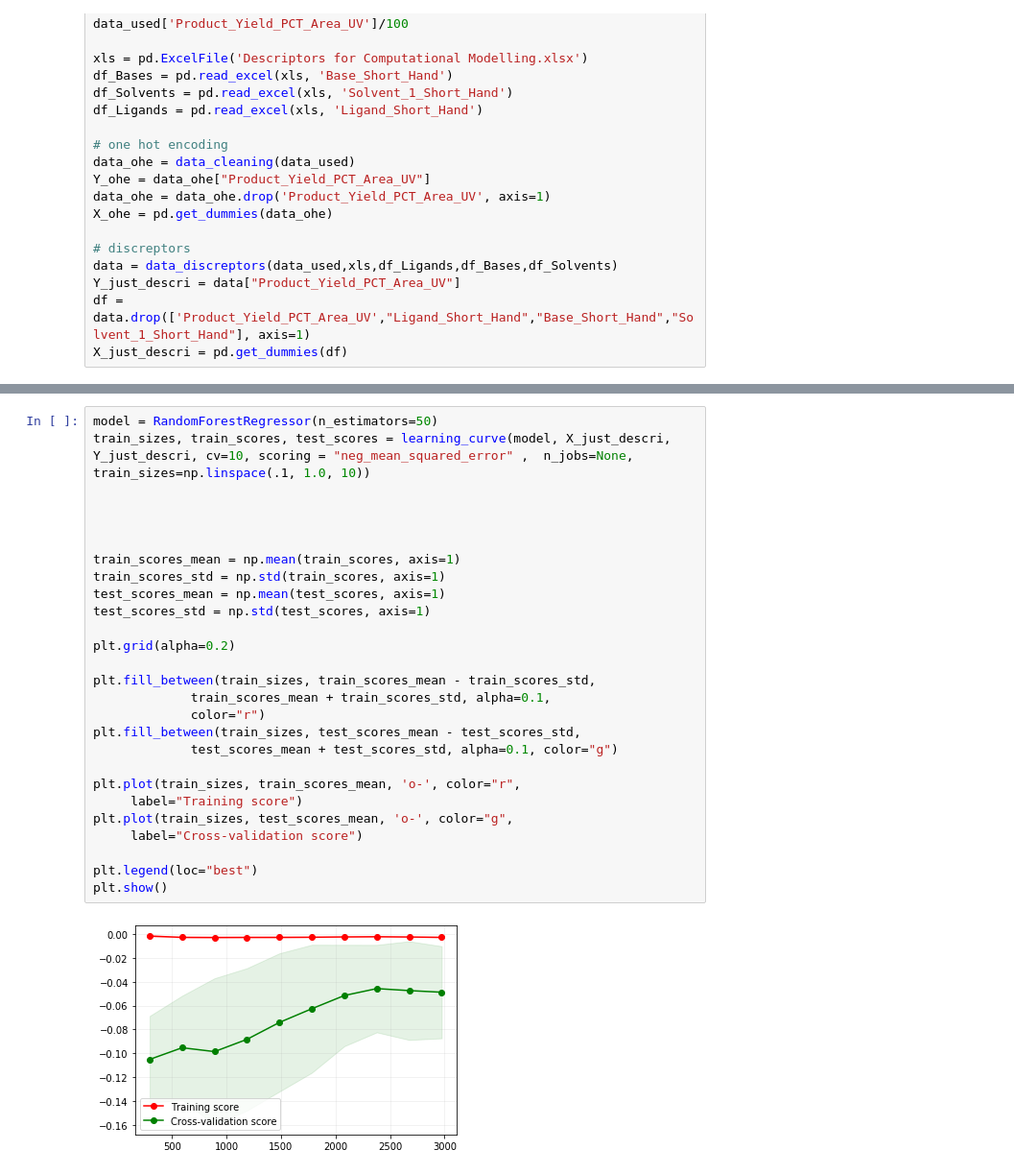
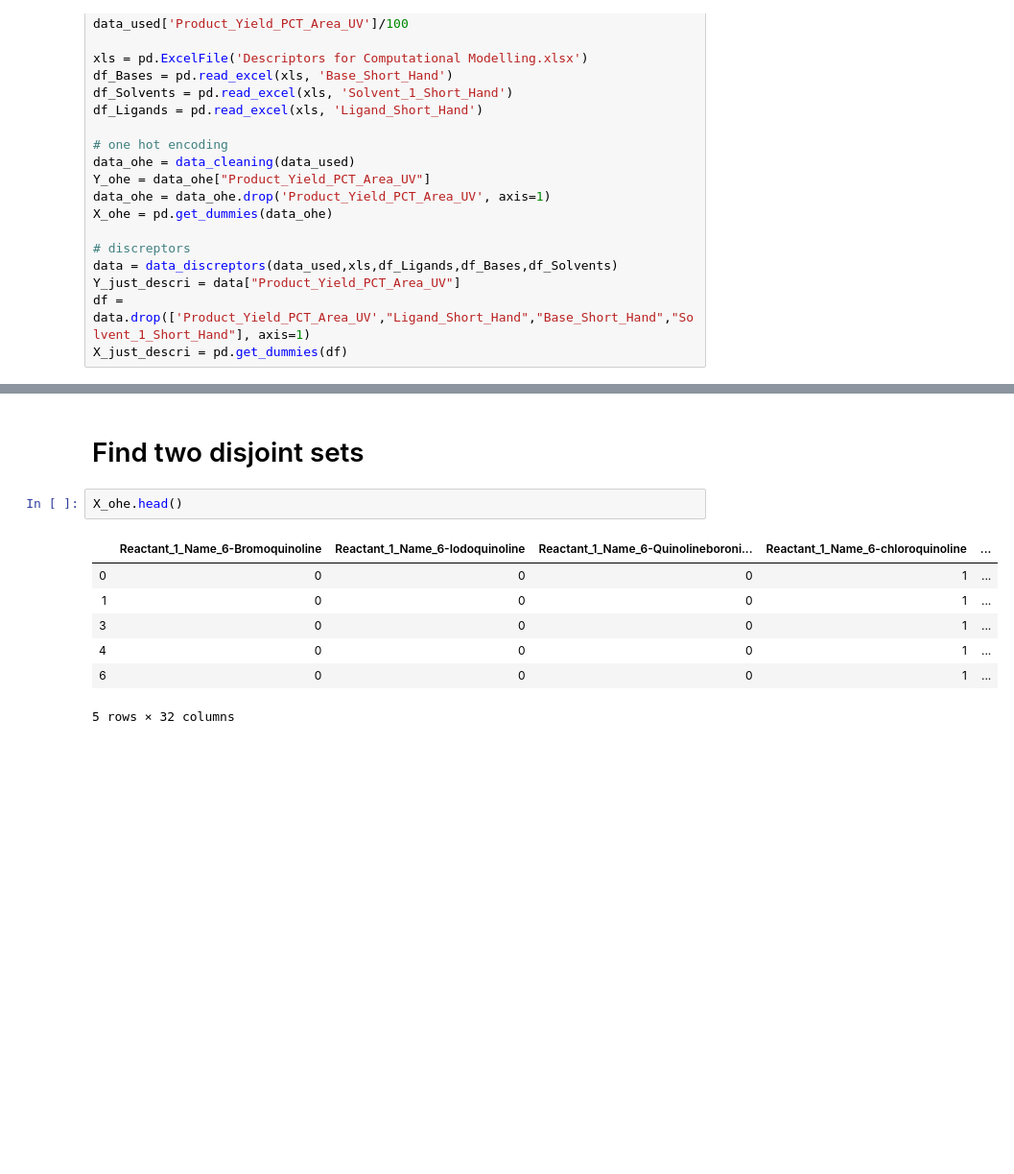
Before and after one commit to sfade070/Chemistry_machine_learning_project, a Jupyter notebook: Models.ipynb, the cells around one changed output, grey strips where cells are left out. Shown at 96% size. Saved outputs shown, nothing was run; the diff lists cells and outputs as text; blank space fills up the shorter version.

```diff
--- a/Models.ipynb
+++ b/Models.ipynb
@@ -343,29 +192,12 @@ plot_learning_curves(TRAIN_S_M,
-# %%
-model = RandomForestRegressor(n_estimators=50)
-train_sizes, train_scores, test_scores = learning_curve(model, X_just_descri, Y_just_descri, cv=10, scoring = "neg_mean_squared_error" ,  n_jobs=None, train_sizes=np.linspace(.1, 1.0, 10))
-
-
-
-
-train_scores_mean = np.mean(train_scores, axis=1)
-train_scores_std = np.std(train_scores, axis=1)
-test_scores_mean = np.mean(test_scores, axis=1)
-test_scores_std = np.std(test_scores, axis=1)
-
-plt.grid(alpha=0.2)
-
-plt.fill_between(train_sizes, train_scores_mean - train_scores_std,
-             train_scores_mean + train_scores_std, alpha=0.1,
-             color="r")
-plt.fill_between(train_sizes, test_scores_mean - test_scores_std,
-             test_scores_mean + test_scores_std, alpha=0.1, color="g")
-
-plt.plot(train_sizes, train_scores_mean, 'o-', color="r",
-     label="Training score")
-plt.plot(train_sizes, test_scores_mean, 'o-', color="g",
-     label="Cross-validation score")
-
-plt.legend(loc="best")
-plt.show()
-# %% [output]
-[figure, removed]
+# %% [markdown]
+# Find two disjoint sets
+# %%
+X_ohe.head()
+# %% [output]
+|  | Reactant_1_Name_6-Bromoquinoline | Reactant_1_Name_6-Iodoquinoline | Reactant_1_Name_6-Quinolineboroni... | Reactant_1_Name_6-chloroquinoline | ... |
+| 0 | 0 | 0 | 0 | 1 | ... |
+| 1 | 0 | 0 | 0 | 1 | ... |
+| 3 | 0 | 0 | 0 | 1 | ... |
+| 4 | 0 | 0 | 0 | 1 | ... |
+| 6 | 0 | 0 | 0 | 1 | ... |
+5 rows × 32 columns
```
Also changed, not shown: parts of 15 cells of this notebook, 10 other files.
